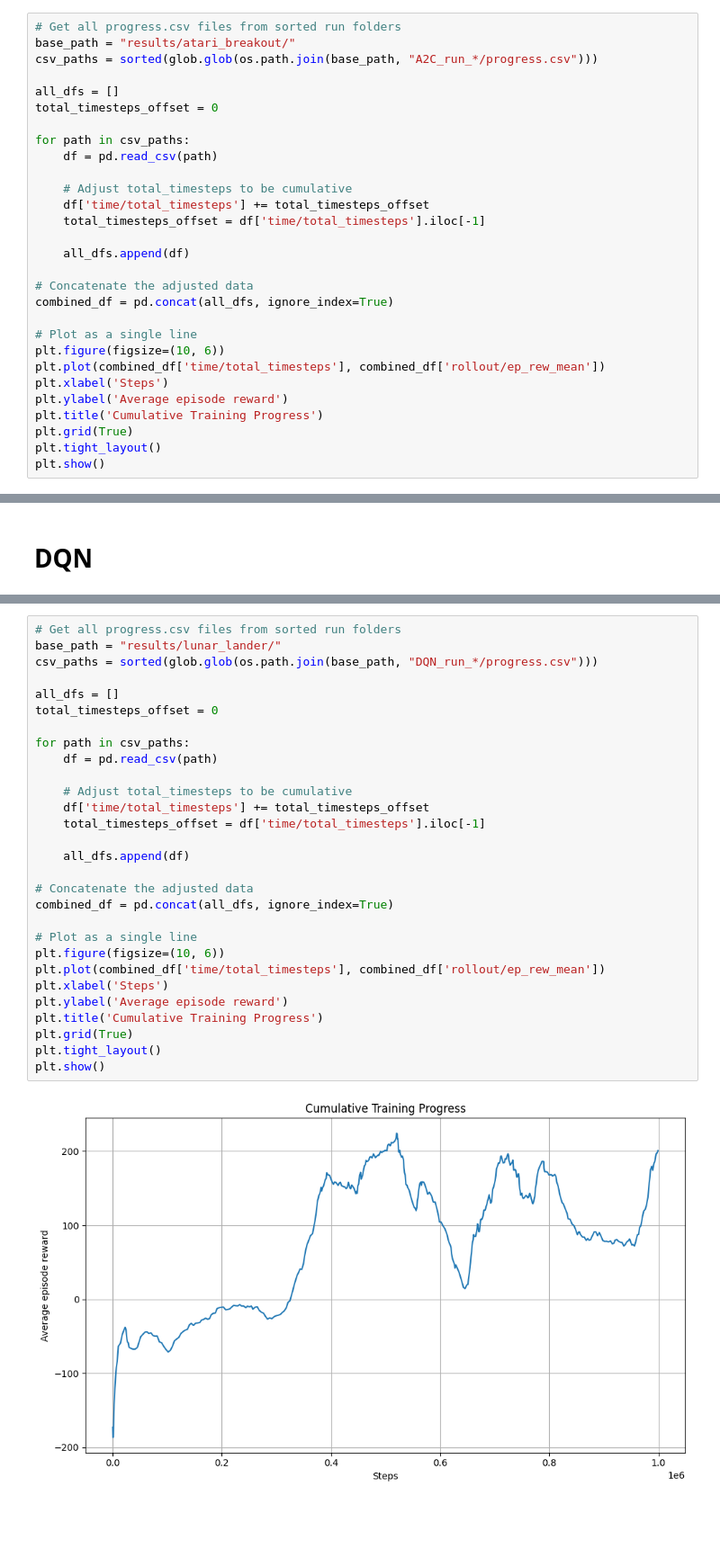
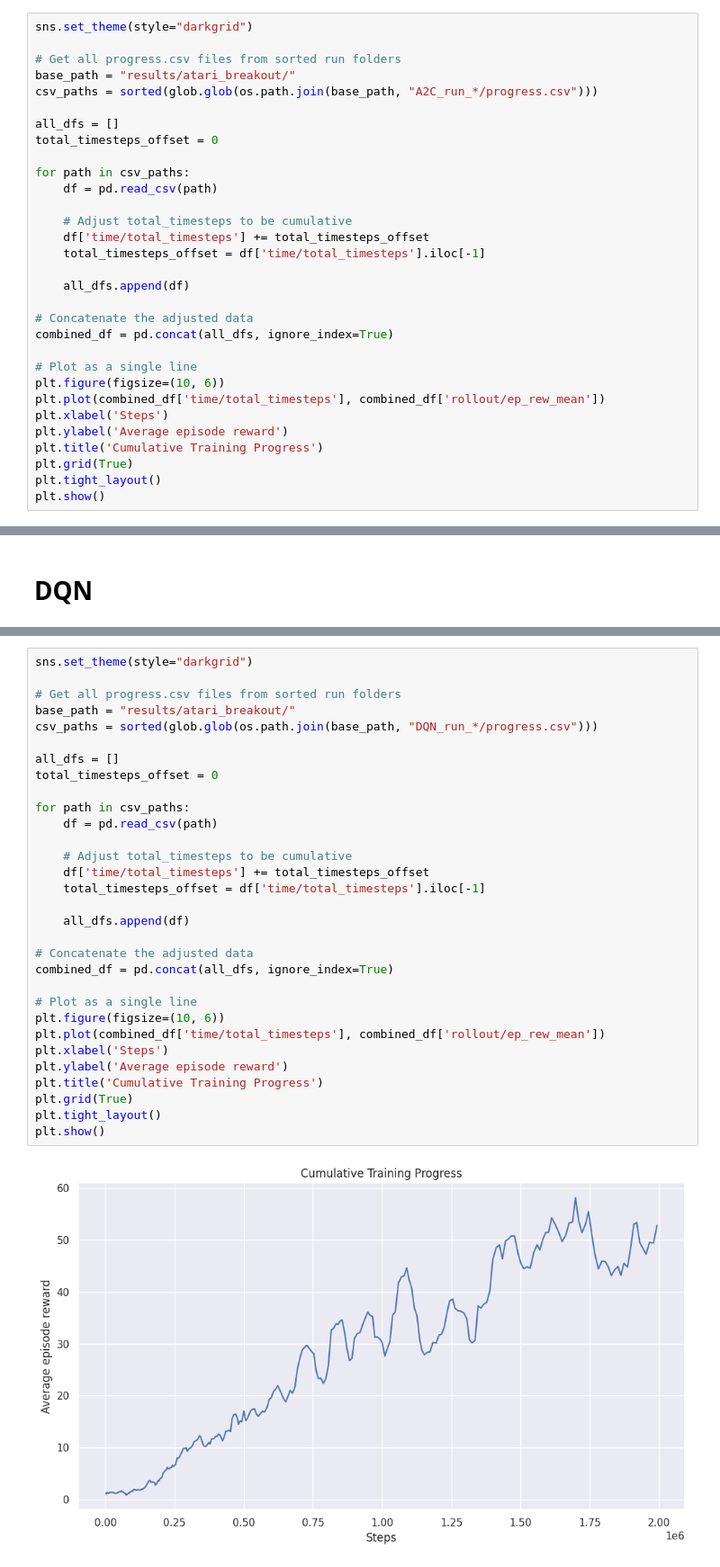
Before and after one commit to insper-classroom/08-dqn-vs-a2c-p-j, a Jupyter notebook: atari_breakout.ipynb, the cells around one changed output, grey strips where cells are left out. Shown at 90% size. Drawn from its saved outputs; the diff is of its cells as text; blank space fills up the shorter version.

```diff
--- a/atari_breakout.ipynb
+++ b/atari_breakout.ipynb
@@ -79,4 +102,6 @@ Compile with `TORCH_USE_CUDA_DSA` to enable device-side assertions.
 # %%
+sns.set_theme(style="darkgrid")
+
 # Get all progress.csv files from sorted run folders
 base_path = "results/atari_breakout/"
 csv_paths = sorted(glob.glob(os.path.join(base_path, "A2C_run_*/progress.csv")))
@@ -173,31 +206,33 @@ model.save("./model/DQN_LunarLander")
 # %%
+sns.set_theme(style="darkgrid")
+
 # Get all progress.csv files from sorted run folders
-base_path = "results/lunar_lander/"
+base_path = "results/atari_breakout/"
 csv_paths = sorted(glob.glob(os.path.join(base_path, "DQN_run_*/progress.csv")))
 
 all_dfs = []
 total_timesteps_offset = 0
 
 for path in csv_paths:
     df = pd.read_csv(path)
 
     # Adjust total_timesteps to be cumulative
     df['time/total_timesteps'] += total_timesteps_offset
     total_timesteps_offset = df['time/total_timesteps'].iloc[-1]
 
     all_dfs.append(df)
 
 # Concatenate the adjusted data
 combined_df = pd.concat(all_dfs, ignore_index=True)
 
 # Plot as a single line
 plt.figure(figsize=(10, 6))
 plt.plot(combined_df['time/total_timesteps'], combined_df['rollout/ep_rew_mean'])
 plt.xlabel('Steps')
 plt.ylabel('Average episode reward')
 plt.title('Cumulative Training Progress')
 plt.grid(True)
 plt.tight_layout()
 plt.show()
 # %% [output]
-[figure, old version]
+[figure, new version]
```
Also changed, not shown: parts of 11 cells of this notebook, 21 other files.
